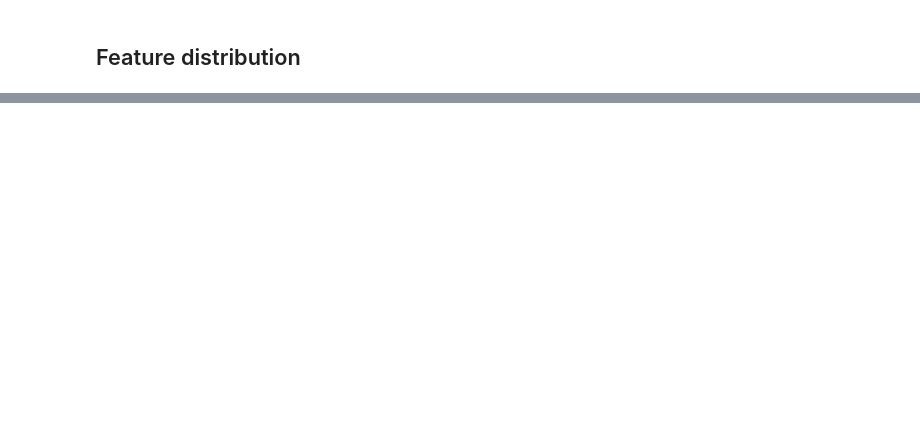
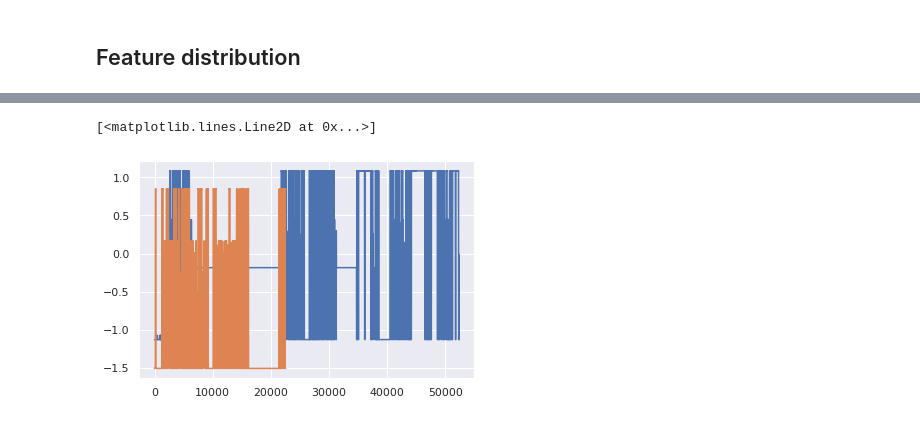
Before and after one commit to lucianolorenti/ceruleo, a Jupyter notebook: docs/dataset/analysis/Sensor Validation.ipynb, the cells around one changed output, grey strips where cells are left out. Cells and saved outputs as stored; diff of their text form; code cells hidden in the pictures; blank space fills up the shorter version.

```diff
--- a/docs/dataset/analysis/Sensor Validation.ipynb
+++ b/docs/dataset/analysis/Sensor Validation.ipynb
@@ -117,0 +178,7 @@ InvalidIndexError: (slice(None, None, None), 0)
+# %%
+fig, ax = plt.subplots()
+ax.plot(dataset[14]['ETCHBEAMVOLTAGE'].values)
+ax.plot(dataset[20]['ETCHBEAMVOLTAGE'].values)
+# %% [output]
+[<matplotlib.lines.Line2D at 0x...>]
+[figure, added]
```
Also changed, not shown: parts of 23 cells of this notebook, 22 other files.
